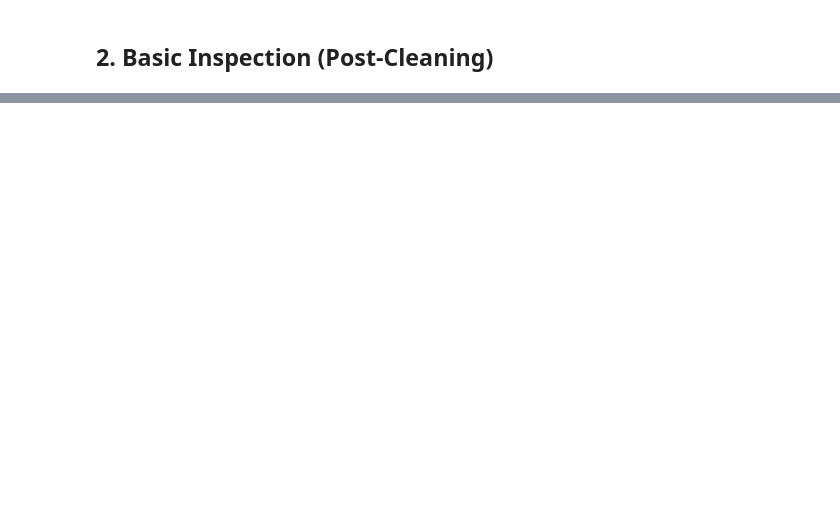
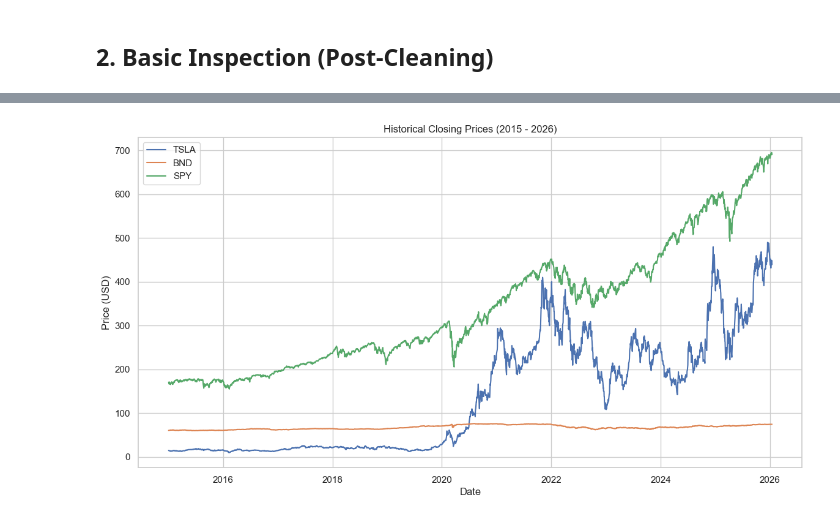
Before and after one commit to soltsega/Time-Series-Forecasting-for-Portfolio-Management-Optimization, a Jupyter notebook: notebooks/EDA.ipynb, the cells around one changed output, grey strips where cells are left out. Saved outputs shown, nothing was run; the diff lists cells and outputs as text; code cells hidden in the pictures; blank space fills up the shorter version.

```diff
--- a/notebooks/EDA.ipynb
+++ b/notebooks/EDA.ipynb
@@ -60,0 +101,12 @@ for asset, df in dfs.items():
+# %%
+plt.figure(figsize=(14, 7))
+for asset in assets:
+    plt.plot(dfs[asset].index, dfs[asset]['Close'], label=asset)
+
+plt.title('Historical Closing Prices (2015 - 2026)')
+plt.xlabel('Date')
+plt.ylabel('Price (USD)')
+plt.legend()
+plt.show()
+# %% [output]
+[figure, added]
```
Also changed, not shown: parts of 9 cells of this notebook.
